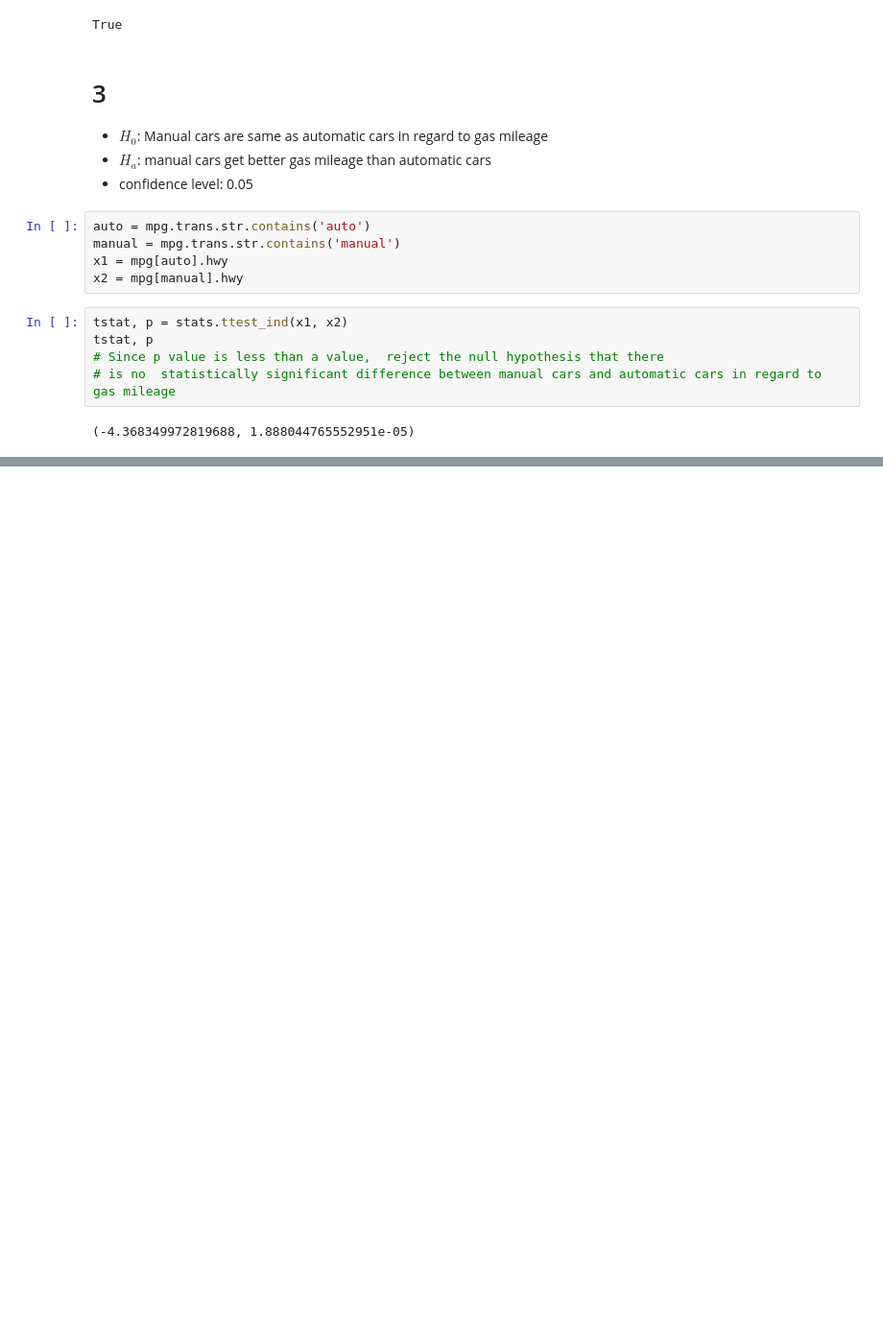
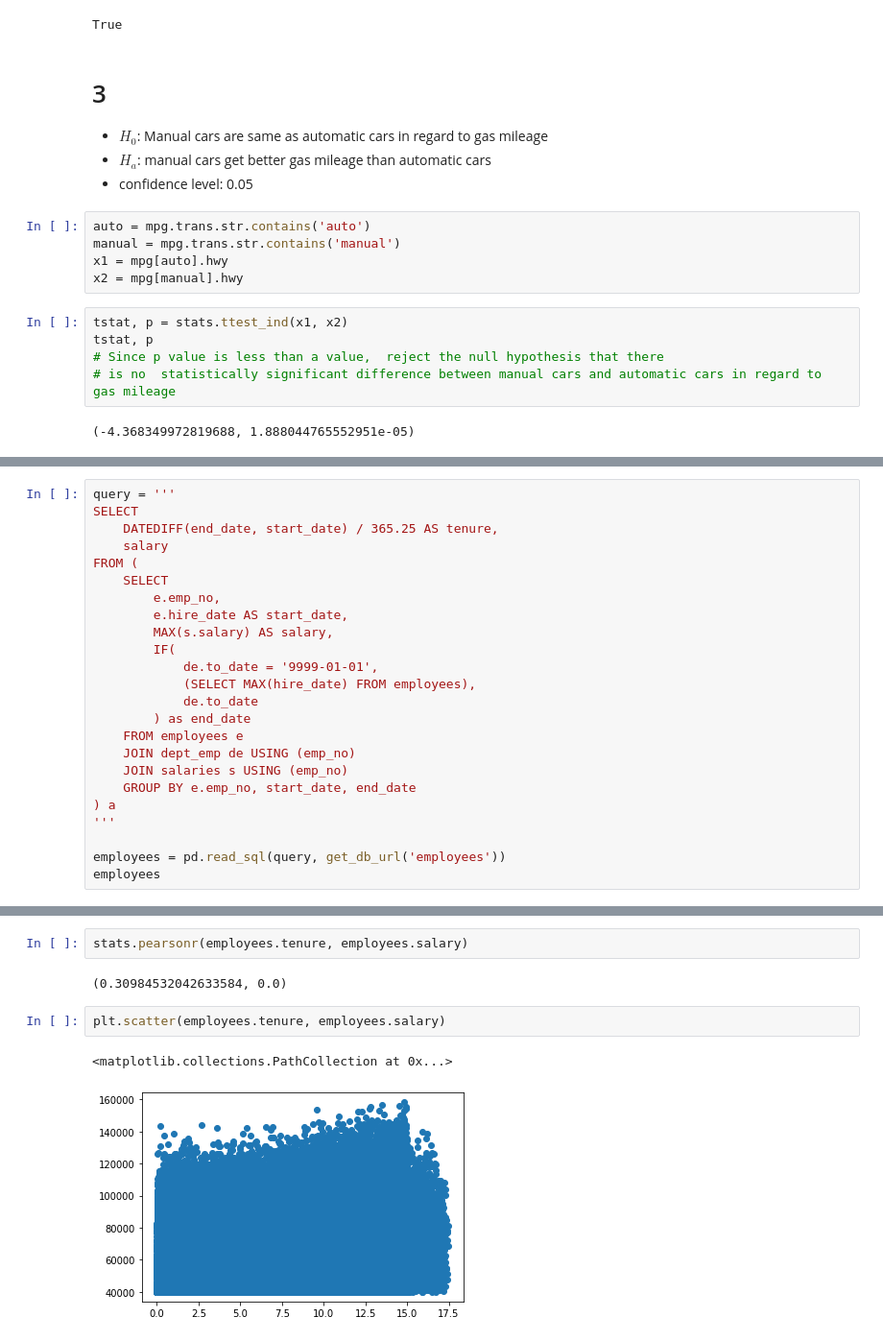
Before and after one commit to sunwenliang14/statistics-exercises, a Jupyter notebook: hypothesis_testing.ipynb, the cells around one changed output, grey strips where cells are left out. Shown at 96% size. Cells and saved outputs as stored; diff of their text form; blank space fills up the shorter version.

```diff
--- a/hypothesis_testing.ipynb
+++ b/hypothesis_testing.ipynb
@@ -219,0 +347,24 @@ tstat, p
+# %%
+query = '''
+SELECT
+    DATEDIFF(end_date, start_date) / 365.25 AS tenure,
+    salary
+FROM (
+    SELECT
+        e.emp_no,
+        e.hire_date AS start_date,
+        MAX(s.salary) AS salary,
+        IF(
+            de.to_date = '9999-01-01',
+            (SELECT MAX(hire_date) FROM employees),
+            de.to_date
+        ) as end_date
+    FROM employees e
+    JOIN dept_emp de USING (emp_no)
+    JOIN salaries s USING (emp_no)
+    GROUP BY e.emp_no, start_date, end_date
+) a
+'''
+
+employees = pd.read_sql(query, get_db_url('employees'))
+employees
@@ -219,0 +385,9 @@ tstat, p
+# %%
+stats.pearsonr(employees.tenure, employees.salary)
+# %% [output]
+(0.30984532042633584, 0.0)
+# %%
+plt.scatter(employees.tenure, employees.salary)
+# %% [output]
+<matplotlib.collections.PathCollection at 0x...>
+[figure, added]
```
Also changed, not shown: parts of 15 cells of this notebook.
